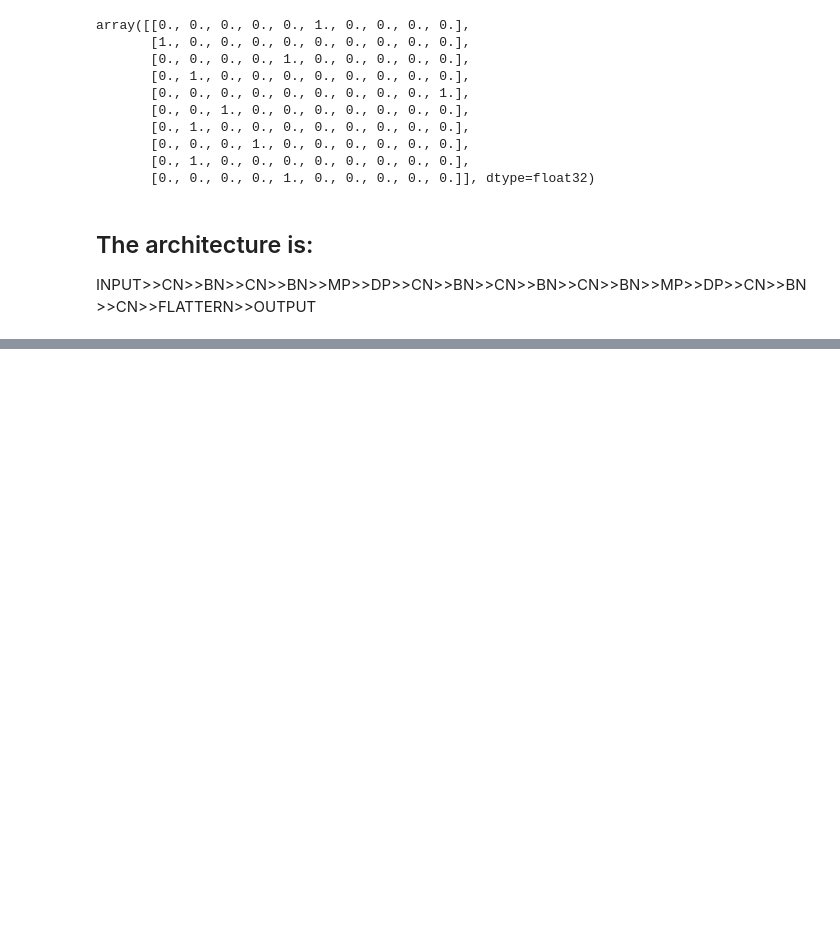
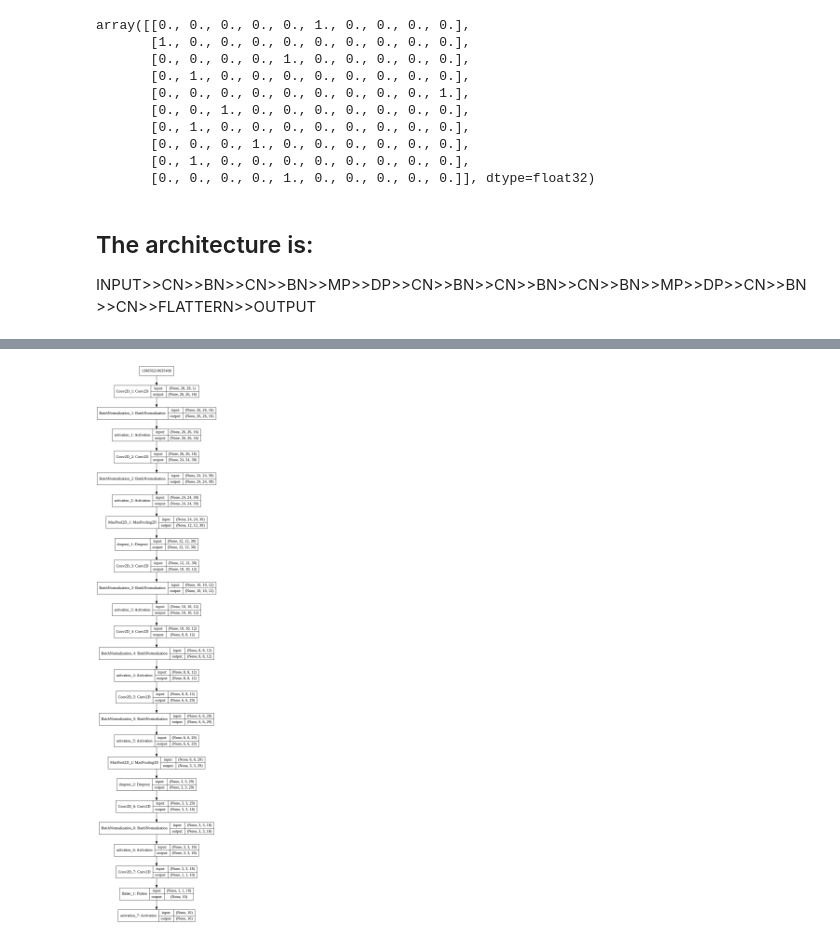
Before and after one commit to inboxpraveen/EVA-SchoolOfAi-2019, a Jupyter notebook: P5/5.ipynb, the cells around one changed output, grey strips where cells are left out. Drawn from its saved outputs; the diff is of its cells as text; code cells hidden in the pictures; blank space fills up the shorter version.

```diff
--- a/P5/5.ipynb
+++ b/P5/5.ipynb
@@ -178 +191,7 @@ def __model__(load_model=False, model_name=''):
+# %%
+plot_model(model, show_shapes=True, show_layer_names=True, to_file='model.png')
+from IPython.display import Image
+Image(retina=True, filename='model.png')
+# %% [output]
+[figure, added]
 # %%
```
Also changed, not shown: parts of 18 cells of this notebook.
